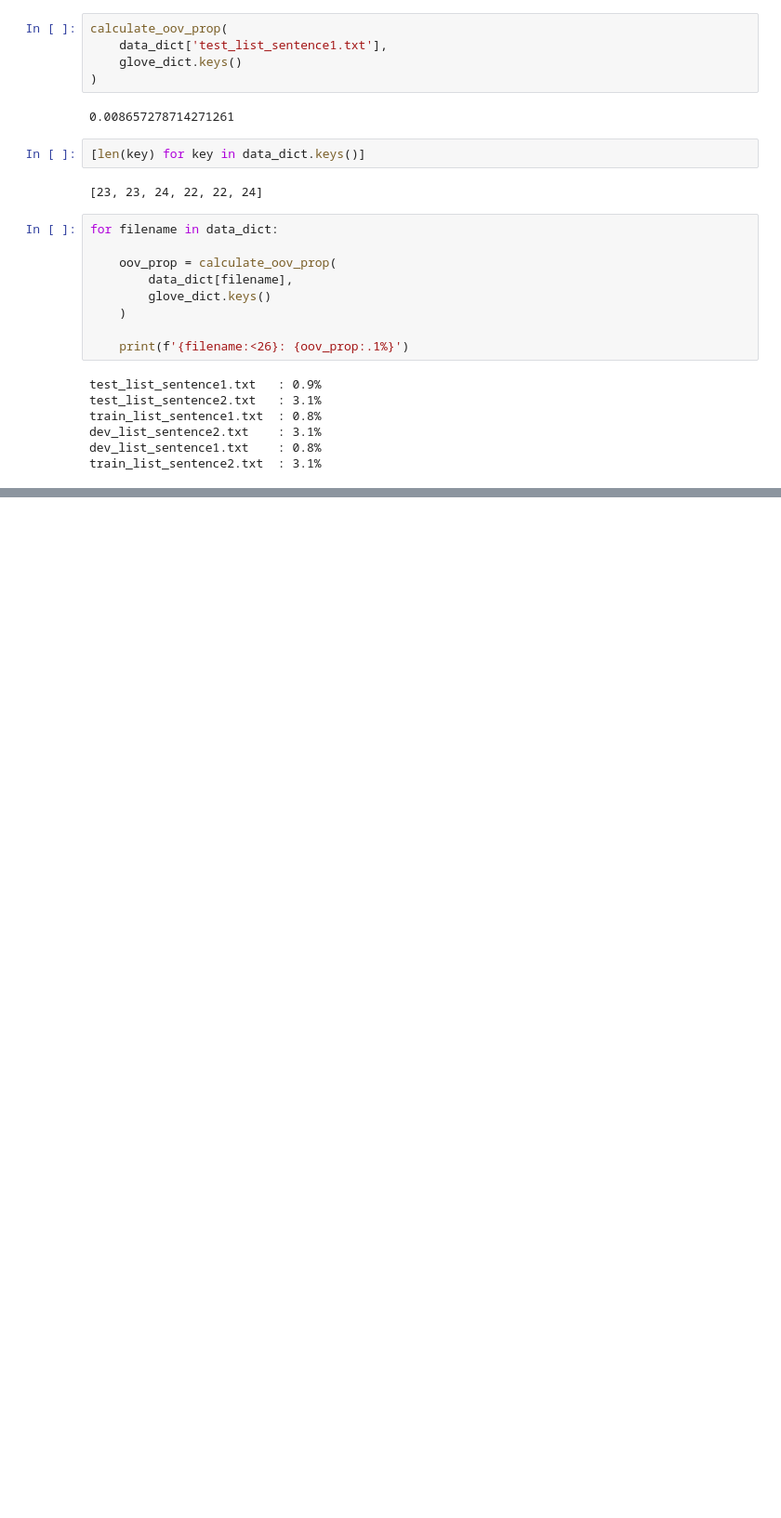
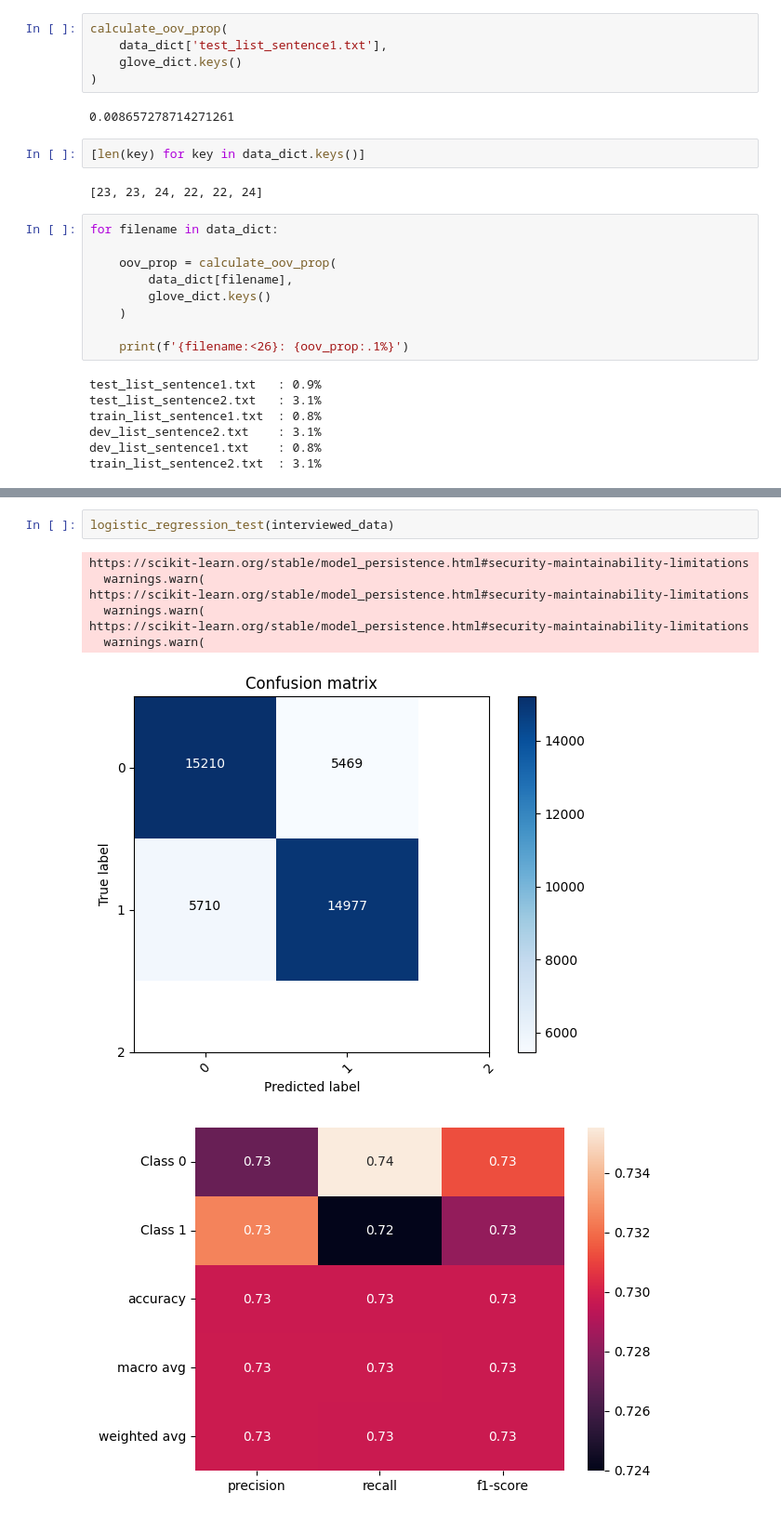
Before and after one commit to acp19tag/vineeths-nli, a Jupyter notebook: model_analysis.ipynb, the cells around one changed output, grey strips where cells are left out. Shown: that part at 93% size. Drawn from its saved outputs; the diff is of its cells as text; blank space fills up the shorter version.

```diff
--- a/model_analysis.ipynb
+++ b/model_analysis.ipynb
@@ -74,0 +103,11 @@ train_list_sentence2.txt  : 3.1%
+# %%
+logistic_regression_test(interviewed_data)
+# %% [output]
+https://scikit-learn.org/stable/model_persistence.html#security-maintainability-limitations
+  warnings.warn(
+https://scikit-learn.org/stable/model_persistence.html#security-maintainability-limitations
+  warnings.warn(
+https://scikit-learn.org/stable/model_persistence.html#security-maintainability-limitations
+  warnings.warn(
+[figure, added]
+[figure, added]
```
Also changed, not shown: parts of 5 cells of this notebook, 2 other files.
